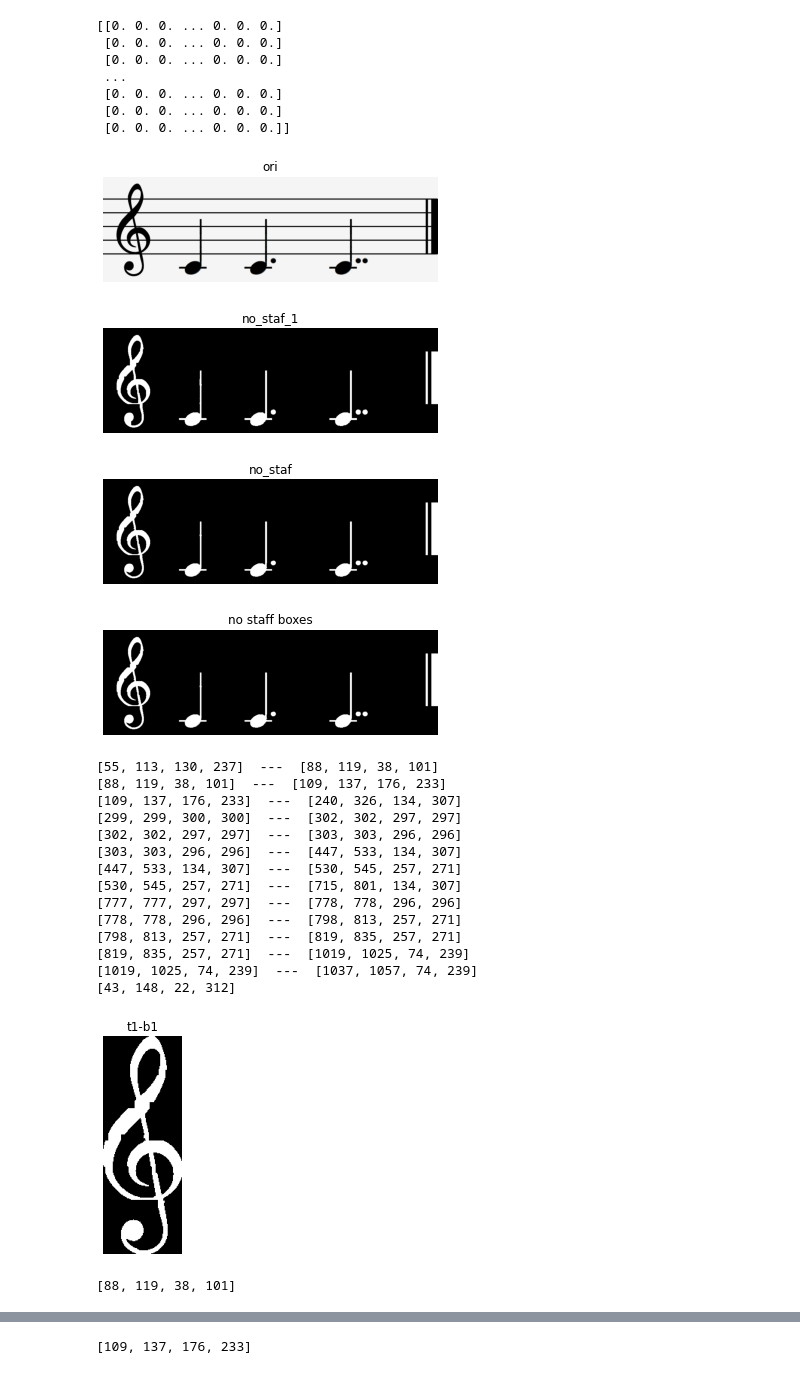
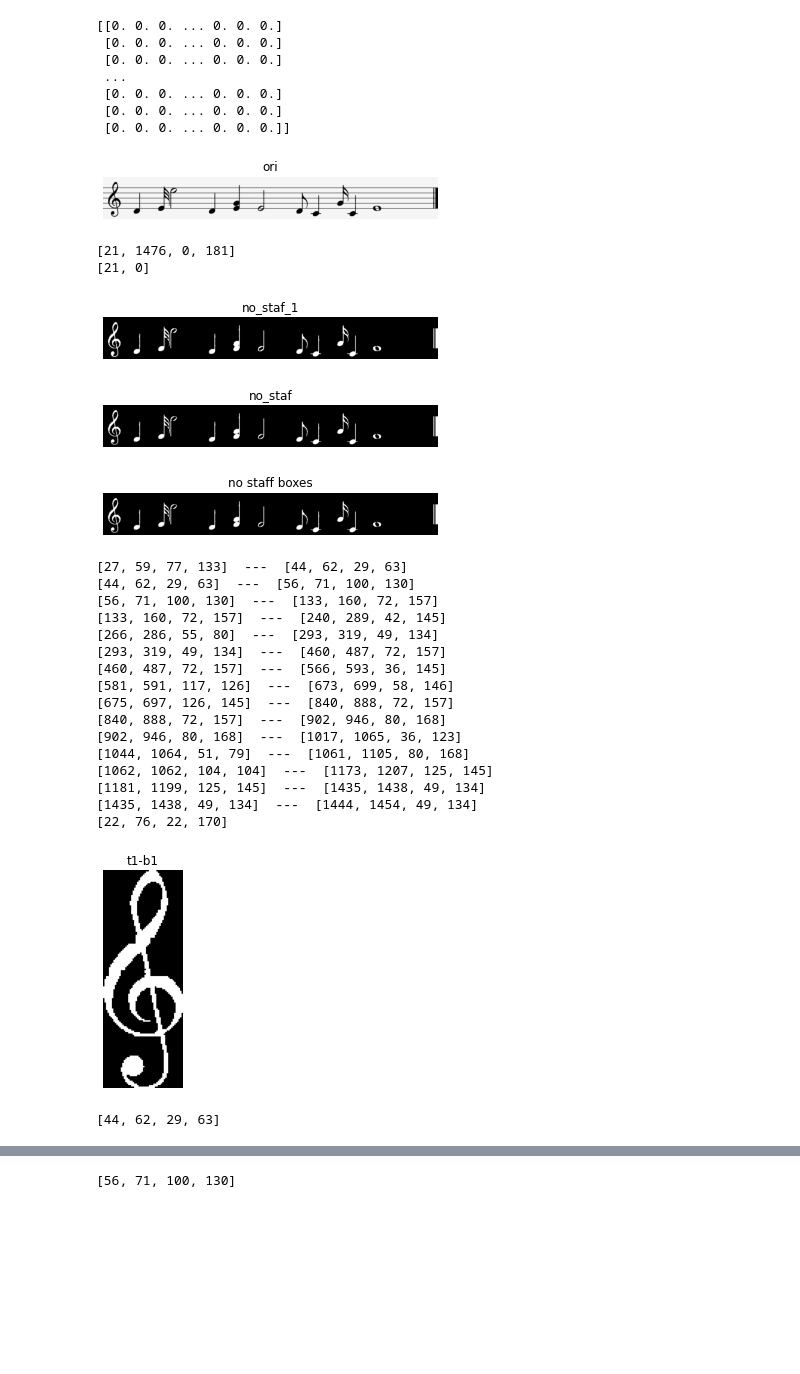
Before and after one commit to marait123/music-notes-reader, a Jupyter notebook: part1.ipynb, the cells around one changed output, grey strips where cells are left out. Cells and saved outputs as stored; diff of their text form; code cells hidden in the pictures; blank space fills up the shorter version.

```diff
--- a/part1.ipynb
+++ b/part1.ipynb
@@ -234,7 +237,7 @@ images/Notes/Natural-Note.png
 # images_paths = ['images/music1.JPG', 'images/32_sheet_001.jpg','images/8th_Sheet1.jpeg']
 images_paths = [ f"test-cases/0{i+1}.PNG" for i in range(9)]
 
-original_image = io.imread(images_paths[5])
+original_image = io.imread(images_paths[0])
 gray_image = rgb2gray(original_image)
 binary_image = binarize(gray_image)
 print(binary_image)
@@ -282,9 +285,9 @@ print(image.shape)
 # %%
 # images_paths = ['images/music1.JPG', 'images/32_sheet_001.jpg','images/8th_Sheet1.jpeg']
 # images_paths = ['test-cases/01.png','test-cases/02.png','images/music1.JPG', 'images/32_sheet_001.jpg','images/8th_Sheet1.jpeg']
-images_paths = [ f"test-cases/0{i+1}.png" for i in range(9)]
+images_paths = [ f"test-cases/0{i+1}.PNG" for i in range(9)]
 
-original_image = io.imread(images_paths[5])
+original_image = io.imread(images_paths[0])
 gray_image = rgb2gray(original_image)
 show_images([gray_image], ['gray'])
 binary_image = binarize(gray_image)
@@ -367,6 +378,11 @@ line_height = 3
 for i, trace in enumerate(bigger_trace_bounding_boxes):
     [Xmin, Xmax, Ymin, Ymax] = [x for x in trace]
     show_images([original_image[Ymin:Ymax,Xmin:Xmax]], ['ori'])
+    print([Xmin, Xmax, Ymin, Ymax])
+    newOrigin = [ Xmin , Ymin ]
+    print(newOrigin)
+
+
 #     line_width, no_staf_1 = remove_horizontal_lines_old(original_image[Ymin:Ymax,Xmin:Xmax])
     line_width, no_staf_1 = remove_horizontal_lines(original_image[Ymin:Ymax,Xmin:Xmax])
     # close the no_staf_2
@@ -402,51 +418,58 @@ for i, trace in enumerate(bigger_trace_bounding_boxes):
 #     show_images([no_staf], ['no_staf with vertical'])
 
 #     show_images([inverted_image[Ymin:Ymax,Xmin:Xmax]], ['img'])
     no_staf_boxes = no_staf
 #     no_staf_boxes = binary_dilation(no_staf, selem=rect(4,4))
 
 #     no_staf_boxes = binary_dilation(no_staf_boxes, selem=rect(20,1))
 #     no_staf_boxes = binary_dilation(no_staf_boxes, selem=rect(5,5))
 
 
     show_images([no_staf_boxes], ['no staff boxes'])
     char_boxes = get_bounding_boxes(no_staf_boxes, (0,200))
 
     j=0
     chars = []
+    char_original = []
     for box in char_boxes:
         print(box)
         [Xmin, Xmax, Ymin, Ymax] = [x for x in box]
         # remove blank or noisy area that is less than a line of pixels
         char = no_staf[Ymin:Ymax,Xmin:Xmax]
-        show_images([char],[f't{i+1}-b{j+1}'])
+
+        show_images([char],[f't{i+1}-b{j+1}',''])
 #         if(np.sum(char)+5 > trace_height):
 
         chars.append(char)
+        char_original.append(original_image[Ymin+newOrigin[1]:Ymax+newOrigin[1],Xmin+newOrigin[0]:Xmax+newOrigin[0]])
 #         char[char==True] = 255
 #         char[char==False] = 0
 #         io.imsave(f'no_line_test/t{i+1}-b{j+1}.bmp', char)
 
         j+=1
     staff_images.append(chars)
 # %% [output]
-[figure, old version]
+[figure, new version]
+[21, 1476, 0, 181]
+[21, 0]
-[figure, old version]
+[figure, new version]
-[figure, old version]
+[figure, new version]
-[figure, old version]
+[figure, new version]
-[55, 113, 130, 237]  ---  [88, 119, 38, 101]
-[88, 119, 38, 101]  ---  [109, 137, 176, 233]
-[109, 137, 176, 233]  ---  [240, 326, 134, 307]
-[299, 299, 300, 300]  ---  [302, 302, 297, 297]
-[302, 302, 297, 297]  ---  [303, 303, 296, 296]
-[303, 303, 296, 296]  ---  [447, 533, 134, 307]
-[447, 533, 134, 307]  ---  [530, 545, 257, 271]
-[530, 545, 257, 271]  ---  [715, 801, 134, 307]
-[777, 777, 297, 297]  ---  [778, 778, 296, 296]
-[778, 778, 296, 296]  ---  [798, 813, 257, 271]
-[798, 813, 257, 271]  ---  [819, 835, 257, 271]
-[819, 835, 257, 271]  ---  [1019, 1025, 74, 239]
-[1019, 1025, 74, 239]  ---  [1037, 1057, 74, 239]
-[43, 148, 22, 312]
+[27, 59, 77, 133]  ---  [44, 62, 29, 63]
+[44, 62, 29, 63]  ---  [56, 71, 100, 130]
+[56, 71, 100, 130]  ---  [133, 160, 72, 157]
+[133, 160, 72, 157]  ---  [240, 289, 42, 145]
+[266, 286, 55, 80]  ---  [293, 319, 49, 134]
+[293, 319, 49, 134]  ---  [460, 487, 72, 157]
+[460, 487, 72, 157]  ---  [566, 593, 36, 145]
+[581, 591, 117, 126]  ---  [673, 699, 58, 146]
+[675, 697, 126, 145]  ---  [840, 888, 72, 157]
+[840, 888, 72, 157]  ---  [902, 946, 80, 168]
+[902, 946, 80, 168]  ---  [1017, 1065, 36, 123]
+[1044, 1064, 51, 79]  ---  [1061, 1105, 80, 168]
+[1062, 1062, 104, 104]  ---  [1173, 1207, 125, 145]
+[1181, 1199, 125, 145]  ---  [1435, 1438, 49, 134]
+[1435, 1438, 49, 134]  ---  [1444, 1454, 49, 134]
+[22, 76, 22, 170]
-[figure, old version]
+[figure, new version]
-[88, 119, 38, 101]
+[44, 62, 29, 63]
@@ -454 +477 @@ for i, trace in enumerate(bigger_trace_bounding_boxes):
-[109, 137, 176, 233]
+[56, 71, 100, 130]
```
Also changed, not shown: parts of 8 cells of this notebook, 4 other files.
